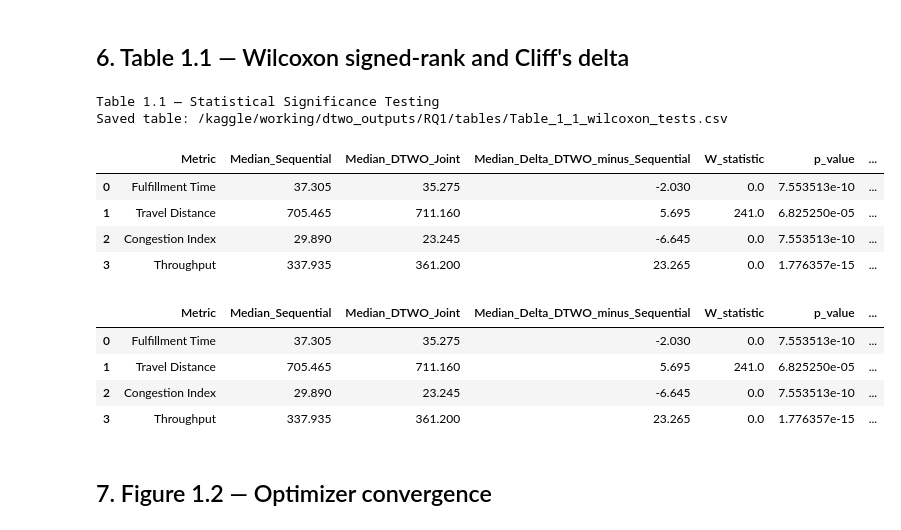
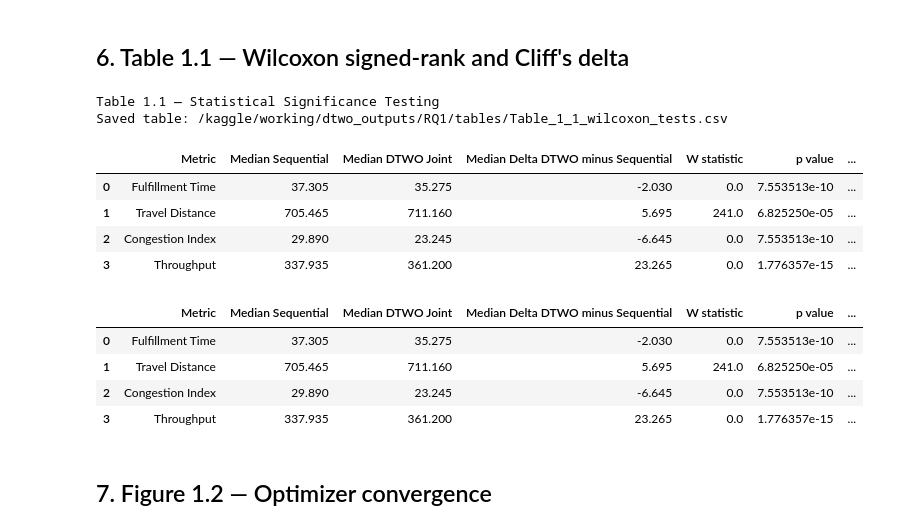
Before and after one commit to nppro/machine-learning, a Jupyter notebook: rq1-joint-vs-sequential.ipynb, the cells around one changed output. Saved outputs shown, nothing was run; the diff lists cells and outputs as text; code cells hidden in the pictures.

Commit message:
Kaggle Notebook | RQ1_joint_vs_sequential | Version 5

```diff
--- a/rq1-joint-vs-sequential.ipynb
+++ b/rq1-joint-vs-sequential.ipynb
@@ -994,46 +994,46 @@ dtwo = results[results.strategy == "DTWO Joint"].sort_values("replication")
 
 rows = []
 
 for col, name in [
     ("fulfillment_time_min", "Fulfillment Time"),
     ("travel_distance_m", "Travel Distance"),
     ("congestion_index_pct", "Congestion Index"),
     ("throughput_lines_hr", "Throughput"),
 ]:
     stat, p = wilcoxon(dtwo[col], seq[col]) if wilcoxon else (np.nan, np.nan)
     cd = cliffs_delta(dtwo[col], seq[col])
 
     rows.append({
         "Metric": name,
-        "Median_Sequential": seq[col].median(),
-        "Median_DTWO_Joint": dtwo[col].median(),
-        "Median_Delta_DTWO_minus_Sequential": dtwo[col].median() - seq[col].median(),
-        "W_statistic": stat,
-        "p_value": p,
-        "Cliffs_delta": cd,
-        "Effect_Size": (
+        "Median Sequential": seq[col].median(),
+        "Median DTWO Joint": dtwo[col].median(),
+        "Median Delta DTWO minus Sequential": dtwo[col].median() - seq[col].median(),
+        "W statistic": stat,
+        "p value": p,
+        "Cliffs delta": cd,
+        "Effect Size": (
             "Large" if abs(cd) >= 0.474
             else "Medium" if abs(cd) >= 0.33
             else "Small"
         ),
     })
 
 stats = pd.DataFrame(rows)
 
 display_and_save_table(
     stats,
     table_dir / "Table_1_1_wilcoxon_tests.csv",
     "Table 1.1 — Statistical Significance Testing"
 )
 # %% [output]
 Table 1.1 — Statistical Significance Testing
 Saved table: /kaggle/working/dtwo_outputs/RQ1/tables/Table_1_1_wilcoxon_tests.csv
-|  | Metric | Median_Sequential | Median_DTWO_Joint | Median_Delta_DTWO_minus_Sequential | W_statistic | p_value | ... |
+|  | Metric | Median Sequential | Median DTWO Joint | Median Delta DTWO minus Sequential | W statistic | p value | ... |
 | 0 | Fulfillment Time | 37.305 | 35.275 | -2.030 | 0.0 | 7.553513e-10 | ... |
 | 1 | Travel Distance | 705.465 | 711.160 | 5.695 | 241.0 | 6.825250e-05 | ... |
 | 2 | Congestion Index | 29.890 | 23.245 | -6.645 | 0.0 | 7.553513e-10 | ... |
 | 3 | Throughput | 337.935 | 361.200 | 23.265 | 0.0 | 1.776357e-15 | ... |
-|  | Metric | Median_Sequential | Median_DTWO_Joint | Median_Delta_DTWO_minus_Sequential | W_statistic | p_value | ... |
+|  | Metric | Median Sequential | Median DTWO Joint | Median Delta DTWO minus Sequential | W statistic | p value | ... |
 | 0 | Fulfillment Time | 37.305 | 35.275 | -2.030 | 0.0 | 7.553513e-10 | ... |
 | 1 | Travel Distance | 705.465 | 711.160 | 5.695 | 241.0 | 6.825250e-05 | ... |
 | 2 | Congestion Index | 29.890 | 23.245 | -6.645 | 0.0 | 7.553513e-10 | ... |
```
Also changed, not shown: parts of 3 cells of this notebook.
